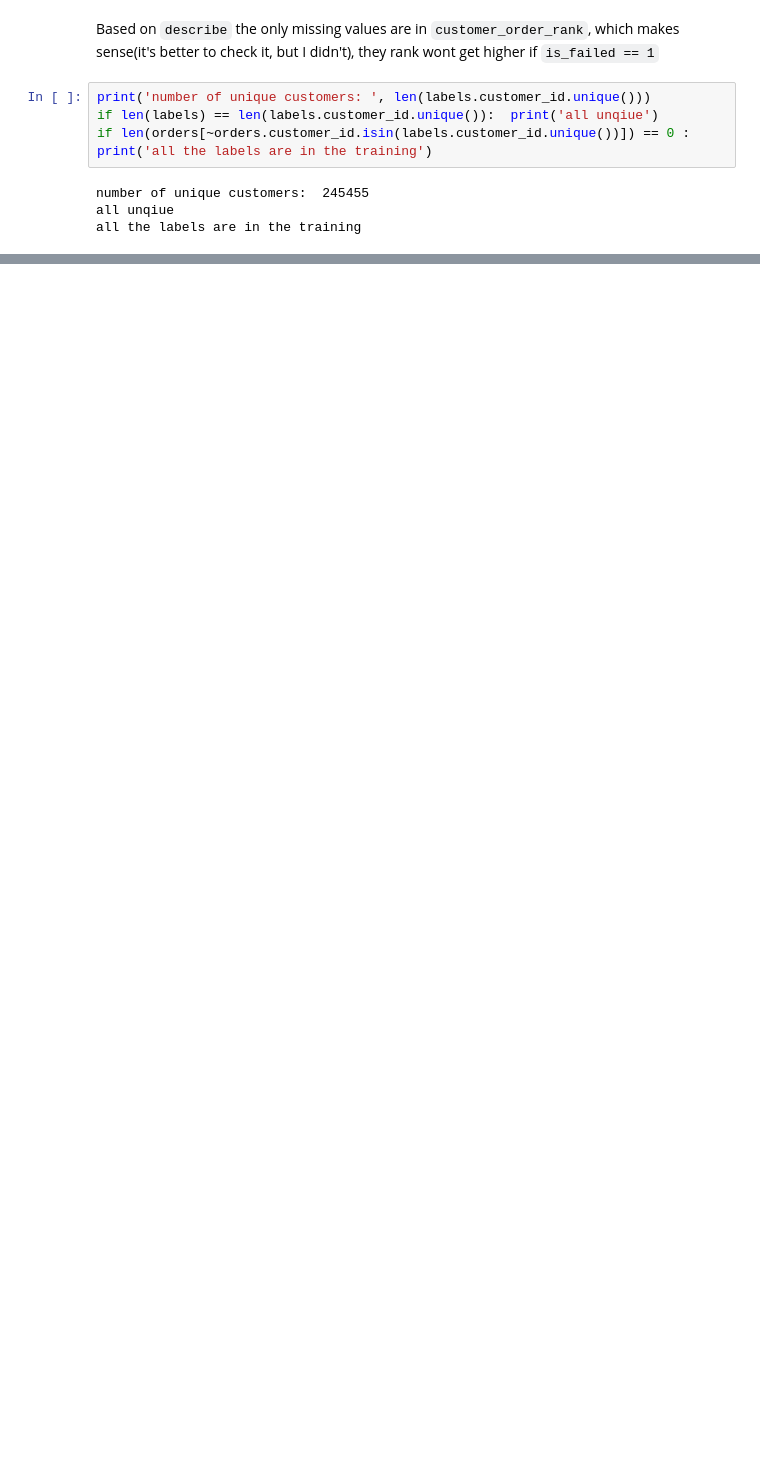
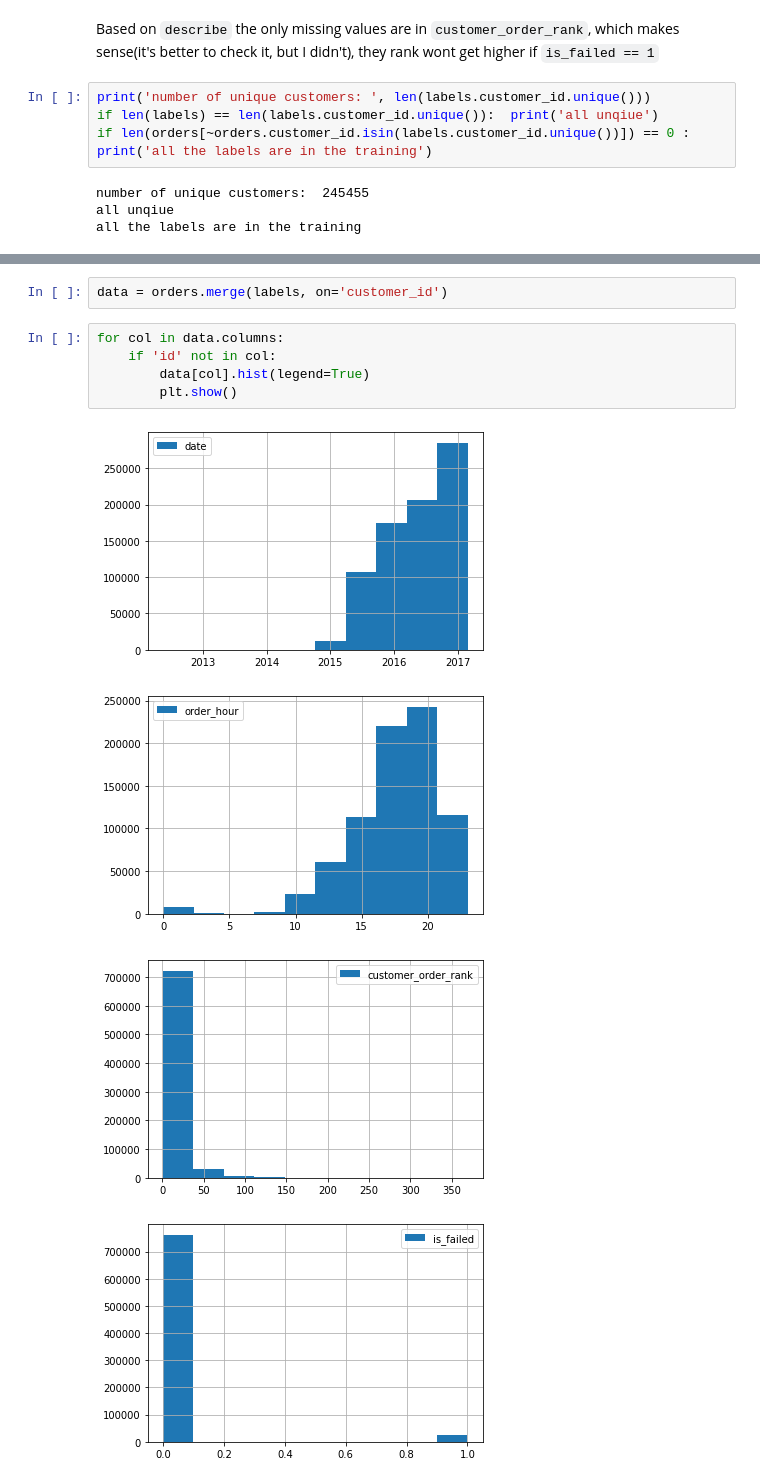
Before and after one commit to hadi-gharibi/oreh_yreviled, a Jupyter notebook: notebooks/01-EDA.ipynb, the cells around one changed output, grey strips where cells are left out. Drawn from its saved outputs; the diff is of its cells as text; blank space fills up the shorter version.

```diff
--- a/notebooks/01-EDA.ipynb
+++ b/notebooks/01-EDA.ipynb
@@ -73,0 +75,12 @@ date
+# %%
+data = orders.merge(labels, on='customer_id')
+# %%
+for col in data.columns:
+    if 'id' not in col:
+        data[col].hist(legend=True)
+        plt.show()
+# %% [output]
+[figure, added]
+[figure, added]
+[figure, added]
+[figure, added]
```
Also changed, not shown: parts of 21 cells of this notebook.
